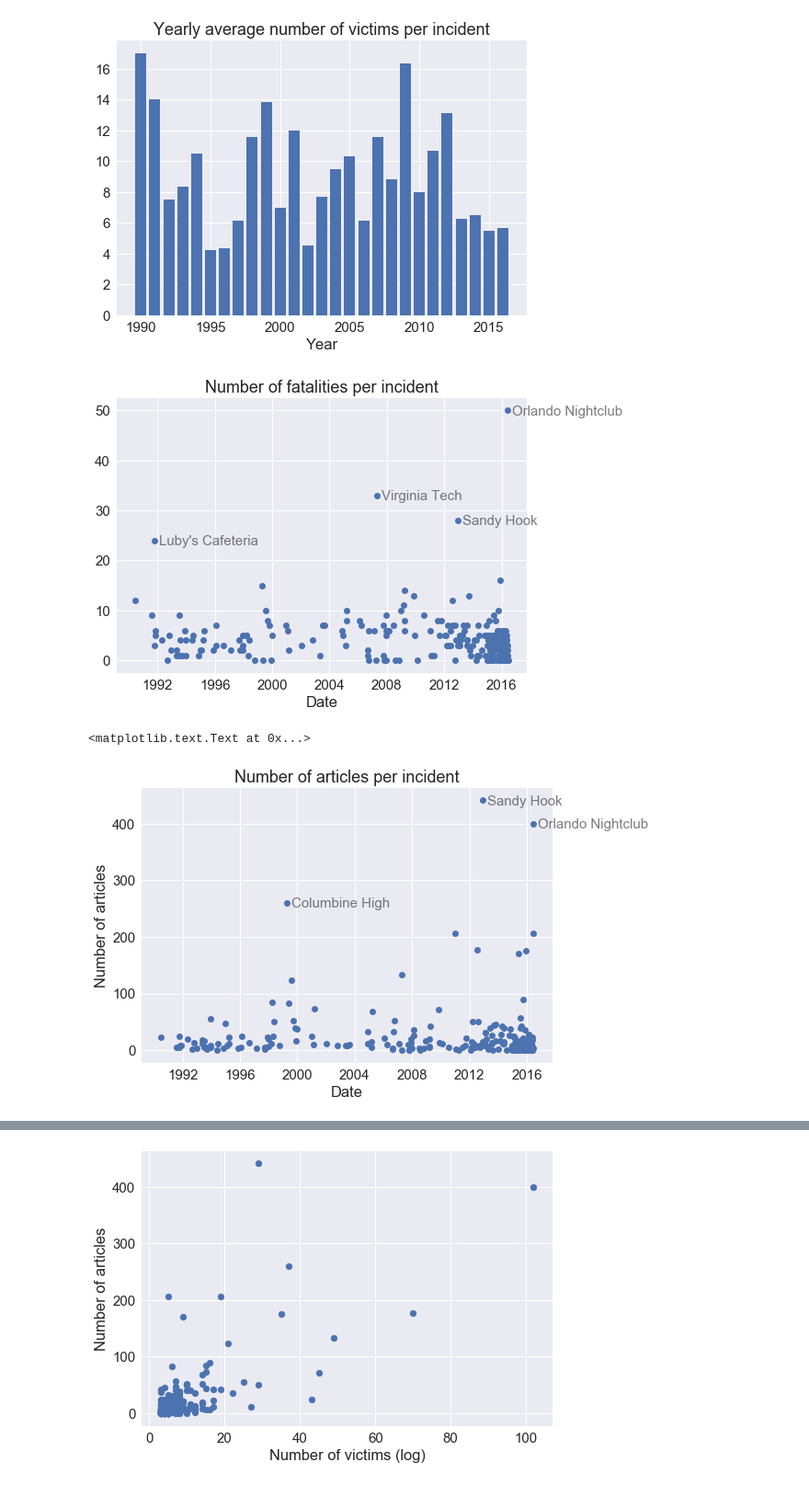
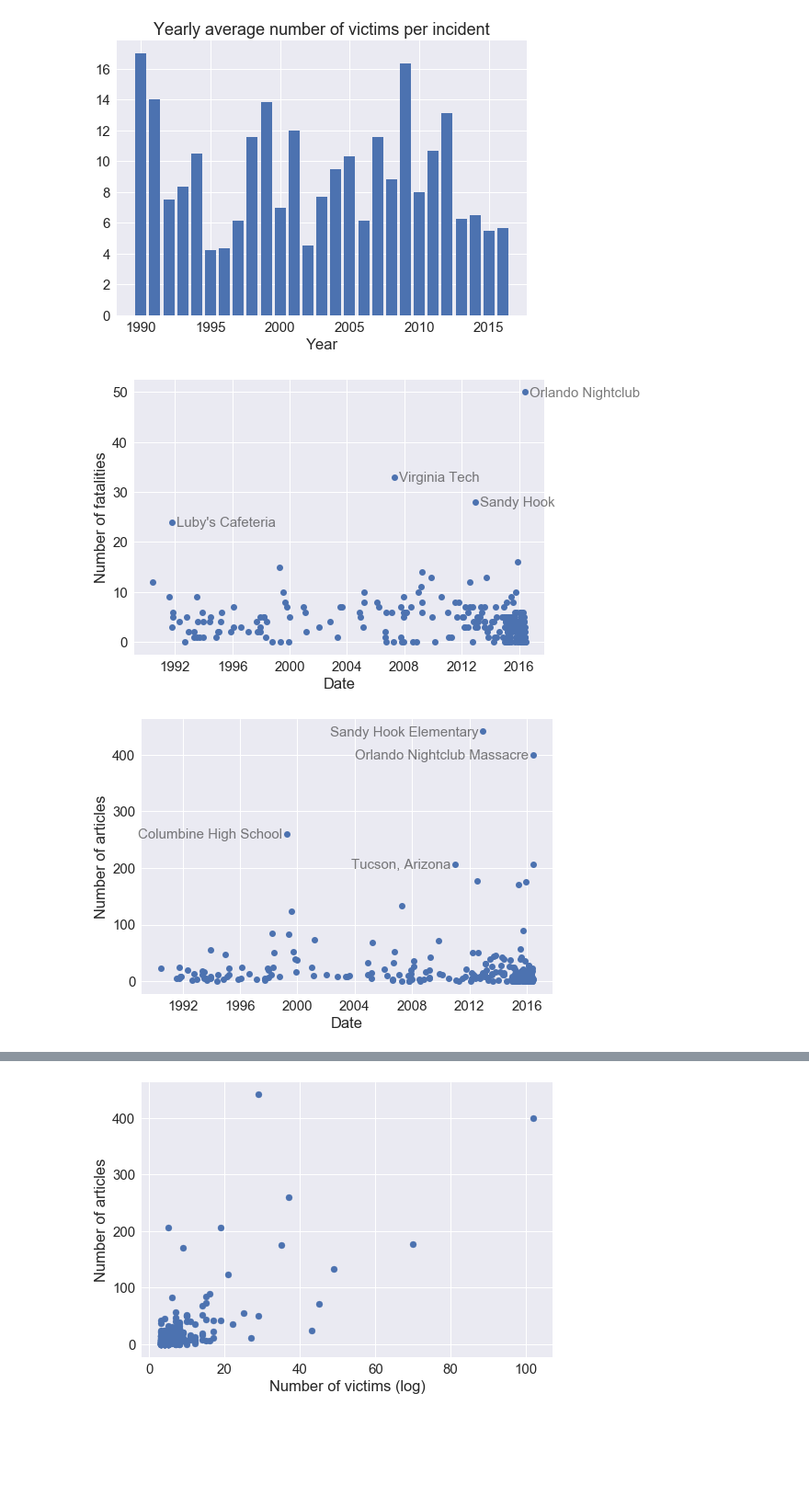
Before and after one commit to dallascard/terrorism, a Jupyter notebook: explore_articles.ipynb, the cells around one changed output, grey strips where cells are left out. Shown at 92% size. Drawn from its saved outputs; the diff is of its cells as text; code cells hidden in the pictures; blank space fills up the shorter version.

```diff
--- a/explore_articles.ipynb
+++ b/explore_articles.ipynb
@@ -212,27 +221,28 @@ ax.set_title('Yearly average number of victims per incident');
 # %%
 fig, ax = plt.subplots(1, 1)
 ax.plot_date(df.date, df.n_fatalities)
 subset = df[df.n_fatalities > 20]
 for i in subset.index:
     row = subset.loc[i]
     ax.annotate(' '.join(row.title.split()[:2]), xy=(row.date, row.n_fatalities), size=15, xytext=(5, -5), textcoords='offset points', alpha=0.6)
 ax.set_xlabel('Date')
-ax.set_title('Number of fatalities per incident');
+ax.set_ylabel('Number of fatalities');
+plt.savefig('plots/fatalities.pdf')
 # %% [output]
-[figure, old version]
+[figure, new version]
 # %%
 fig, ax = plt.subplots(1, 1)
 ax.plot_date(df.date, df.n_articles)
-subset = df[df.n_articles > 250]
+subset = df[df.n_articles > 206]
 for i in subset.index:
     row = subset.loc[i]
-    ax.annotate(' '.join(row.title.split()[:2]), xy=(row.date, row.n_articles), size=15, xytext=(5, -5), textcoords='offset points', alpha=0.6)
+    ax.annotate(' '.join(row.title.split()[:3]), xy=(row.date, row.n_articles), size=15, xytext=(-5, -5), textcoords='offset points', alpha=0.6, horizontalalignment='right')
 ax.set_xlabel('Date')
 ax.set_ylabel('Number of articles');
-ax.set_title('Number of articles per incident')
+#ax.set_title('Number of articles per incident')
+plt.savefig('plots/articles_per_event.pdf')
 # %% [output]
-<matplotlib.text.Text at 0x...>
-[figure, old version]
+[figure, new version]
 # %%
 df.sort_values('n_articles', ascending=False).head(n=10)
 # %% [output]
```
Also changed, not shown: parts of 5 cells of this notebook, 1 other file.
